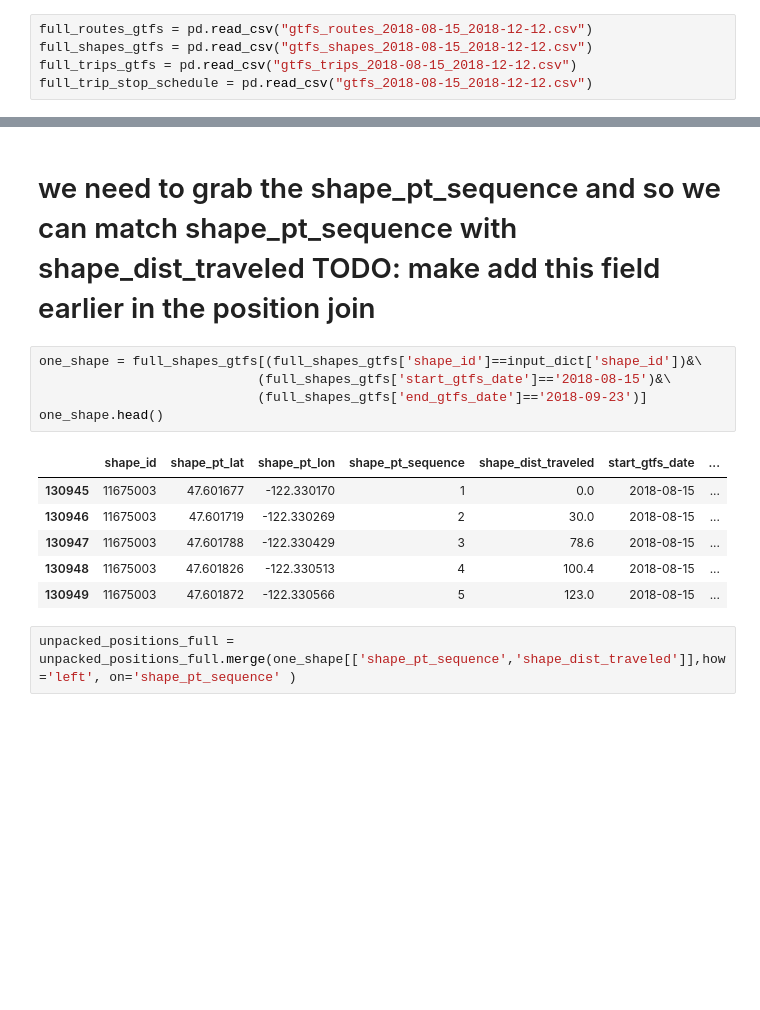
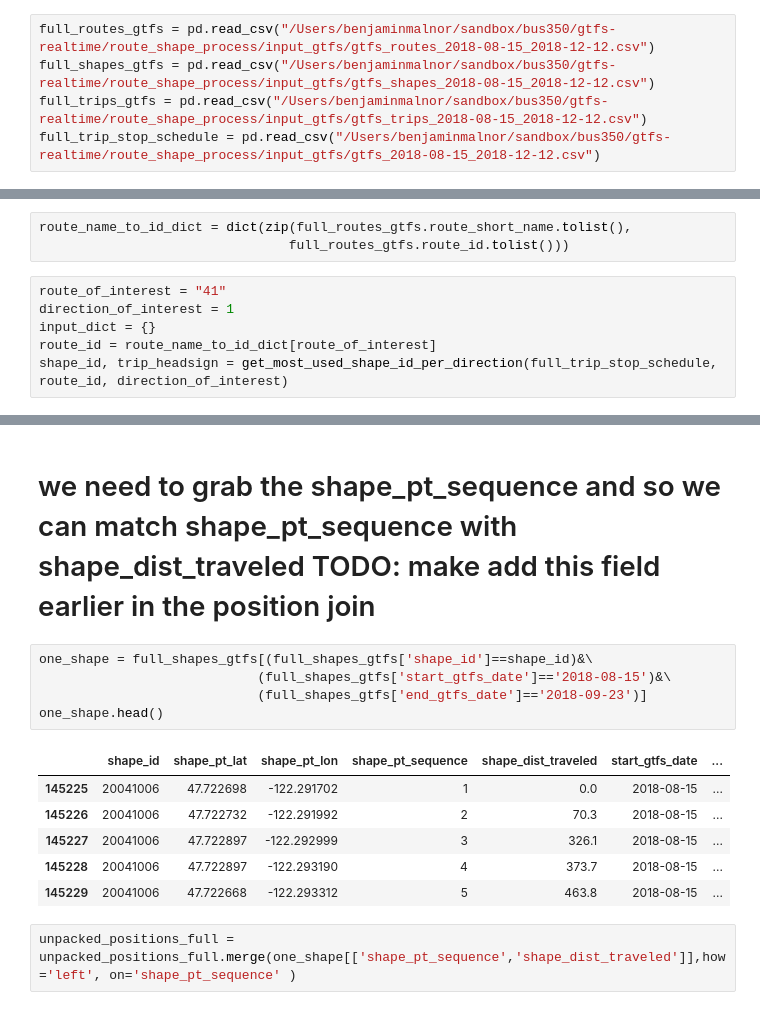
Before and after one commit to 350Seattle-Transportation-Team/gtfs-realtime, a Jupyter notebook: route_shape_process/03_calc_route_slowzone.ipynb, the cells around one changed output, grey strips where cells are left out. Drawn from its saved outputs; the diff is of its cells as text; blank space fills up the shorter version.

```diff
--- a/route_shape_process/03_calc_route_slowzone.ipynb
+++ b/route_shape_process/03_calc_route_slowzone.ipynb
@@ -17,7 +19,7 @@ from shapely.geometry import Point, LineString, MultiLineString
 # %% [markdown]
 # import gtfs
 # %%
-full_routes_gtfs = pd.read_csv("gtfs_routes_2018-08-15_2018-12-12.csv")
-full_shapes_gtfs = pd.read_csv("gtfs_shapes_2018-08-15_2018-12-12.csv")
-full_trips_gtfs = pd.read_csv("gtfs_trips_2018-08-15_2018-12-12.csv")
-full_trip_stop_schedule = pd.read_csv("gtfs_2018-08-15_2018-12-12.csv")
+full_routes_gtfs = pd.read_csv("/Users/benjaminmalnor/sandbox/bus350/gtfs-realtime/route_shape_process/input_gtfs/gtfs_routes_2018-08-15_2018-12-12.csv")
+full_shapes_gtfs = pd.read_csv("/Users/benjaminmalnor/sandbox/bus350/gtfs-realtime/route_shape_process/input_gtfs/gtfs_shapes_2018-08-15_2018-12-12.csv")
+full_trips_gtfs = pd.read_csv("/Users/benjaminmalnor/sandbox/bus350/gtfs-realtime/route_shape_process/input_gtfs/gtfs_trips_2018-08-15_2018-12-12.csv")
+full_trip_stop_schedule = pd.read_csv("/Users/benjaminmalnor/sandbox/bus350/gtfs-realtime/route_shape_process/input_gtfs/gtfs_2018-08-15_2018-12-12.csv")
@@ -43,0 +26,9 @@ unpacked_positions_full = pd.read_csv(file_path)
+# %%
+route_name_to_id_dict = dict(zip(full_routes_gtfs.route_short_name.tolist(),
+                                full_routes_gtfs.route_id.tolist()))
+# %%
+route_of_interest = "41"
+direction_of_interest = 1
+input_dict = {}
+route_id = route_name_to_id_dict[route_of_interest]
+shape_id, trip_headsign = get_most_used_shape_id_per_direction(full_trip_stop_schedule, route_id, direction_of_interest)
@@ -44,17 +52,17 @@ unpacked_positions_full = pd.read_csv(file_path)
 # %% [markdown]
 # we need to grab the shape_pt_sequence and so we can match shape_pt_sequence with shape_dist_traveled TODO: make add this field earlier in the position join
 # %%
-one_shape = full_shapes_gtfs[(full_shapes_gtfs['shape_id']==input_dict['shape_id'])&\
+one_shape = full_shapes_gtfs[(full_shapes_gtfs['shape_id']==shape_id)&\
                             (full_shapes_gtfs['start_gtfs_date']=='2018-08-15')&\
                             (full_shapes_gtfs['end_gtfs_date']=='2018-09-23')]
 one_shape.head()
 # %% [output]
 |  | shape_id | shape_pt_lat | shape_pt_lon | shape_pt_sequence | shape_dist_traveled | start_gtfs_date | ... |
-| 130945 | 11675003 | 47.601677 | -122.330170 | 1 | 0.0 | 2018-08-15 | ... |
-| 130946 | 11675003 | 47.601719 | -122.330269 | 2 | 30.0 | 2018-08-15 | ... |
-| 130947 | 11675003 | 47.601788 | -122.330429 | 3 | 78.6 | 2018-08-15 | ... |
-| 130948 | 11675003 | 47.601826 | -122.330513 | 4 | 100.4 | 2018-08-15 | ... |
-| 130949 | 11675003 | 47.601872 | -122.330566 | 5 | 123.0 | 2018-08-15 | ... |
+| 145225 | 20041006 | 47.722698 | -122.291702 | 1 | 0.0 | 2018-08-15 | ... |
+| 145226 | 20041006 | 47.722732 | -122.291992 | 2 | 70.3 | 2018-08-15 | ... |
+| 145227 | 20041006 | 47.722897 | -122.292999 | 3 | 326.1 | 2018-08-15 | ... |
+| 145228 | 20041006 | 47.722897 | -122.293190 | 4 | 373.7 | 2018-08-15 | ... |
+| 145229 | 20041006 | 47.722668 | -122.293312 | 5 | 463.8 | 2018-08-15 | ... |
 # %%
 unpacked_positions_full = unpacked_positions_full.merge(one_shape[['shape_pt_sequence','shape_dist_traveled']],how='left', on='shape_pt_sequence' )
 # %%
```
Also changed, not shown: parts of 30 cells of this notebook.
